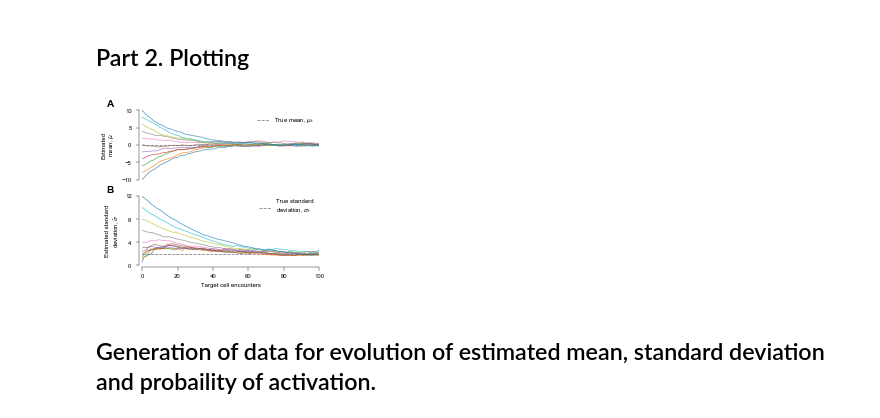
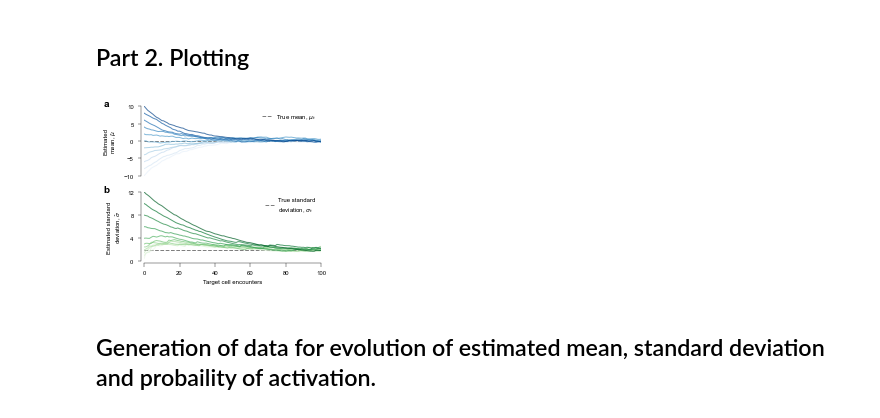
Before and after one commit to ywqin/paper-innate-immune-adaptation, a Jupyter notebook: figures.ipynb, the cells around one changed output. Saved outputs shown, nothing was run; the diff lists cells and outputs as text; code cells hidden in the pictures.

```diff
--- a/figures.ipynb
+++ b/figures.ipynb
@@ -25,7 +26,7 @@ from scipy.integrate import quad
 # %%
 DATA_FOLDER = 'data/'
 
-SIZELINE = 0.8
+SIZELINE = 1.0
 AXWIDTH = 0.4
 SUBLABEL_SIZE = 10
 LABEL_SIZE = 6
@@ -281,47 +282,48 @@ ax1.set_xlim([0, num_encounter])
 ax1.set_ylim([-10, 10])
 ax1.set_yticks([-10, -5, 0, 5, 10])
 ax1.set_ylabel(ESTD_MEAN_LABEL, fontsize=LABEL_SIZE)
-ax1.text(-0.2, 1.05, string.ascii_uppercase[0],
-         transform=ax1.transAxes, size=SUBLABEL_SIZE, weight='bold')
+fig.text(0.03, 0.93, string.ascii_uppercase[0].lower(), size=SUBLABEL_SIZE, weight='bold')
 ax1.axhline(0.0, label=TRUE_MEAN_LABEL, **DASH_STYLE)
 
 ax2 = fig.add_axes([0.20, 0.125, 0.735, 0.36])
 ax2.spines['right'].set_visible(False)
 ax2.spines['top'].set_visible(False)
 ax2.spines['bottom'].set_position(('axes', -0.02))
 ax2.spines['left'].set_position(('axes', -0.02))
 ax2.set_xlim([0, num_encounter])
 ax2.set_ylim([0, 12])
 ax2.set_yticks([0, 4, 8, 12])
 ax2.set_xlabel(ENCOUNTER_LABEL, fontsize=LABEL_SIZE)
 ax2.set_ylabel(ESTD_STD_LABEL, fontsize=LABEL_SIZE)
-ax2.text(-0.2, 1.05, string.ascii_uppercase[1],
-         transform=ax2.transAxes, size=SUBLABEL_SIZE, weight='bold')
+fig.text(0.03, 0.485, string.ascii_uppercase[1].lower(), size=SUBLABEL_SIZE, weight='bold')
 ax2.axhline(math.sqrt(var_env), label=TRUE_STD_LABEL, **DASH_STYLE)
-ax1.legend(loc='upper right', frameon=False)
-ax2.legend(loc='upper right', frameon=False)
+ax1.legend(loc='upper right', frameon=False, handlelength=1.5)
+ax2.legend(loc='upper right', frameon=False, handlelength=1.5)
 
 # Case 1 different means and same variance ---------------
+mu_c = sns.color_palette('Blues', n_colors=num_means)
 for j_mu in range(num_means):
     mean = data.loc[(data['alpha'] == alpha)
                     & (data['Initial mean'] == initial_means[j_mu])
                     & (data['Initial std'] == initial_std)]['Mean']
     encouner = range(len(mean))
-    ax1.plot(encouner, mean, alpha=0.7)
+    ax1.plot(encouner, mean, alpha=0.7, c=mu_c[j_mu])
+
 
 # Case 2 initial same mu and different var ---------------
+std_c = sns.color_palette('Greens', n_colors=num_stds)
 for j_std in range(num_stds):
     std = data.loc[(data['alpha'] == alpha)
                    & (data['Initial mean'] == initial_mean)
                    & (data['Initial std'] == initial_stds[j_std])]['Std']
     encounter = range(len(std))
-    ax2.plot(encounter, std, alpha=0.7)
+    ax2.plot(encounter, std, alpha=0.7, c=std_c[j_std])
 
-plt.savefig('fig1-adaptation-static.pdf', format='pdf', dpi=300)
+plt.savefig('fig2-adaptation-static.pdf', format='pdf', dpi=300)
 plt.show()
 plt.close()
 # %% [output]
-[figure, old version]
+[figure, new version]
 # %% [markdown]
 ##  Generation of data for evolution of estimated mean, standard deviation and probaility of activation.
 # %%
```
Also changed, not shown: parts of 9 cells of this notebook.
